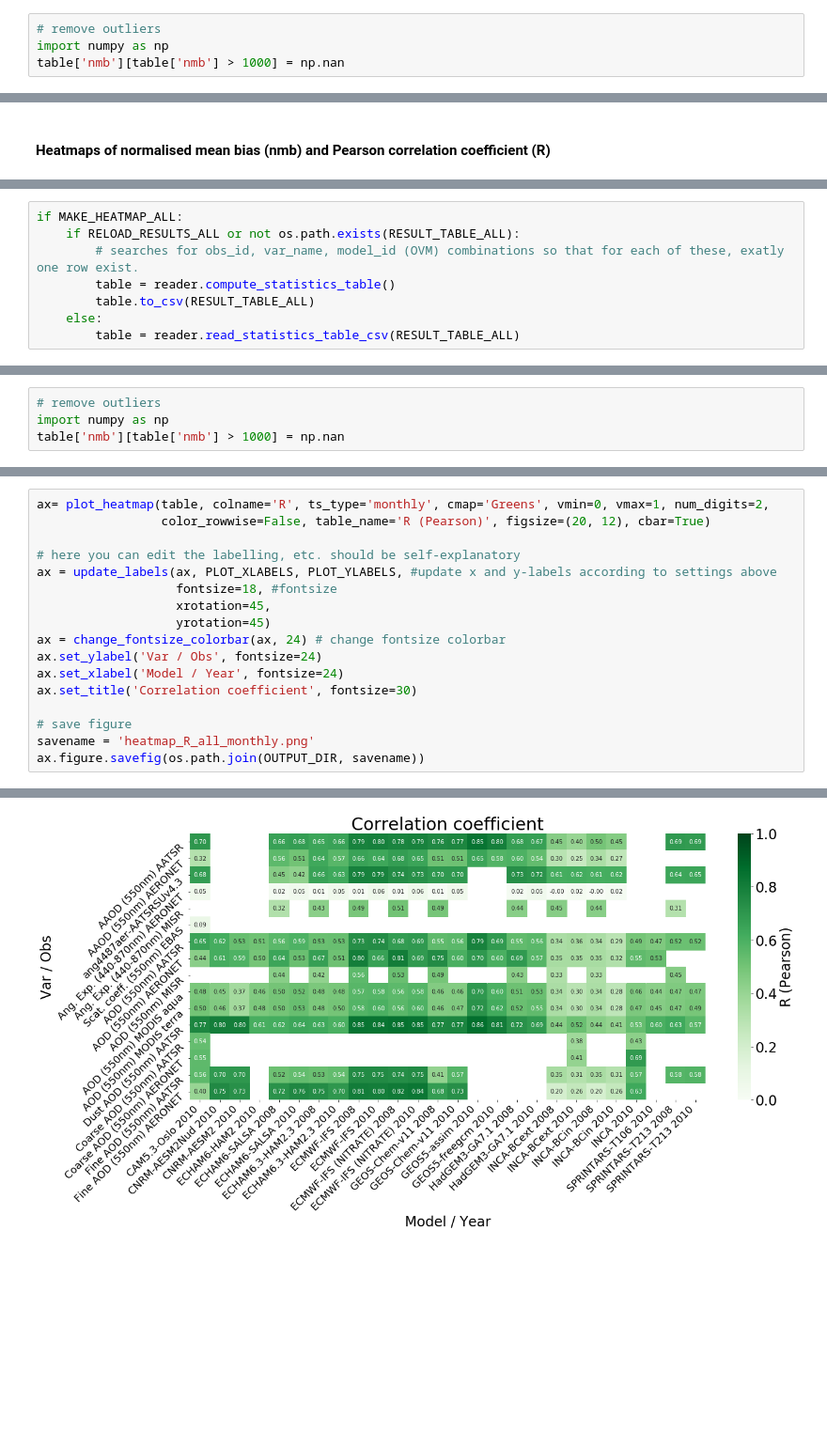
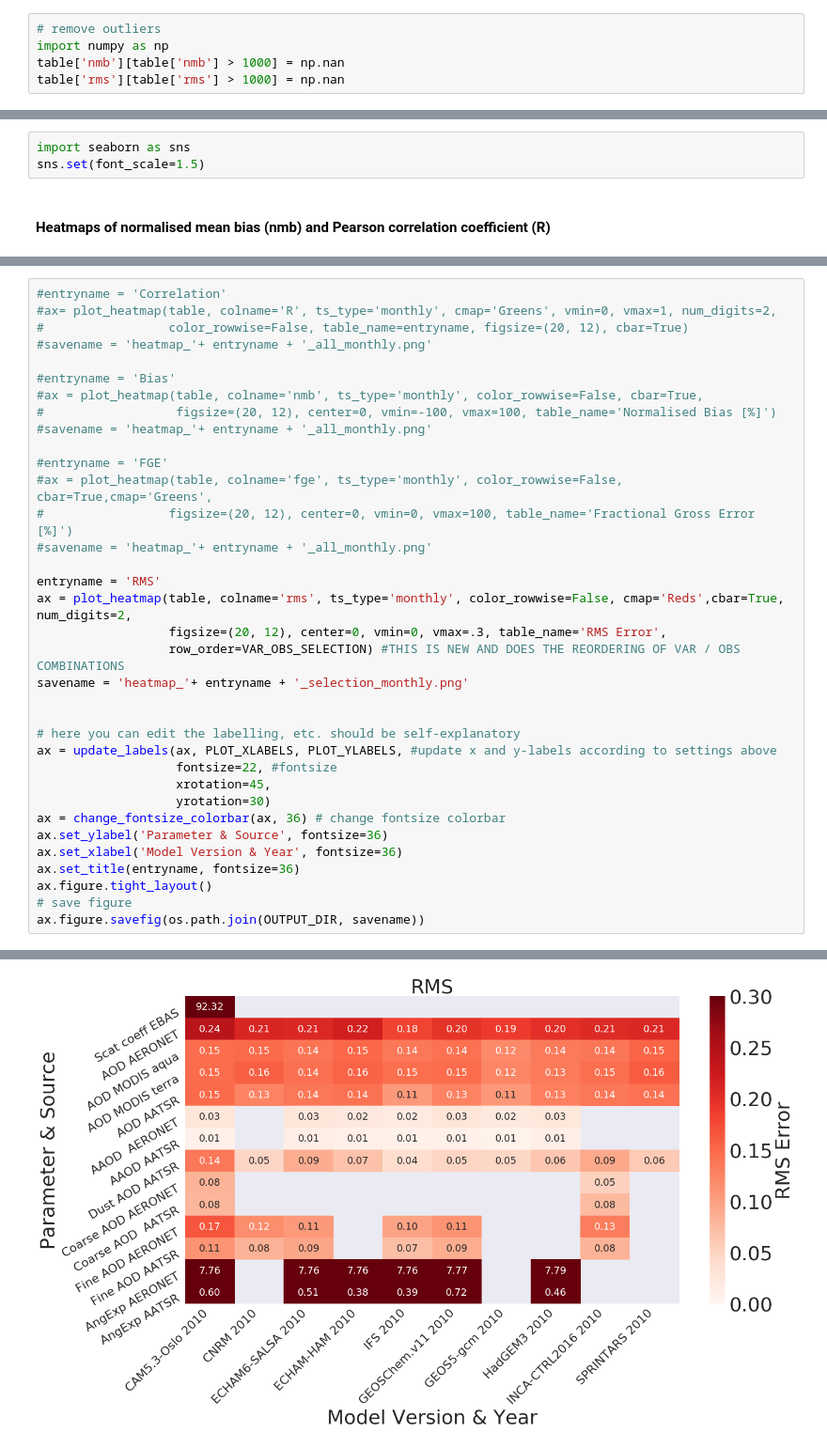
Before and after one commit to metno/pyaerocom-synthesis, a Jupyter notebook: MultiModelObsVarCompare.ipynb, the cells around one changed output, grey strips where cells are left out. Shown at 94% size. Cells and saved outputs as stored; diff of their text form; blank space fills up the shorter version.

Commit message:
Added sorting of row order, changed fontsizes

```diff
--- a/MultiModelObsVarCompare.ipynb
+++ b/MultiModelObsVarCompare.ipynb
@@ -306,3 +367,4 @@ table
 # remove outliers
 import numpy as np
 table['nmb'][table['nmb'] > 1000] = np.nan
+table['rms'][table['rms'] > 1000] = np.nan
@@ -346,3 +405,6 @@ def change_fontsize_colorbar(ax, fontsize=16):
+# %%
+import seaborn as sns
+sns.set(font_scale=1.5)
 # %% [markdown]
 #### Heatmaps of normalised mean bias (nmb) and Pearson correlation coefficient (R)
 # %%
@@ -389,8 +455,0 @@ ax.figure.savefig(os.path.join(OUTPUT_DIR, savename))
-# %%
-if MAKE_HEATMAP_ALL:
-    if RELOAD_RESULTS_ALL or not os.path.exists(RESULT_TABLE_ALL):
-        # searches for obs_id, var_name, model_id (OVM) combinations so that for each of these, exatly one row exist.
-        table = reader.compute_statistics_table()
-        table.to_csv(RESULT_TABLE_ALL)
-    else:
-        table = reader.read_statistics_table_csv(RESULT_TABLE_ALL)
@@ -421,4 +455,0 @@ table
-# %%
-# remove outliers
-import numpy as np
-table['nmb'][table['nmb'] > 1000] = np.nan
@@ -452,18 +478,36 @@ ax.figure.savefig(os.path.join(OUTPUT_DIR, savename))
 # %%
-ax= plot_heatmap(table, colname='R', ts_type='monthly', cmap='Greens', vmin=0, vmax=1, num_digits=2,
-                 color_rowwise=False, table_name='R (Pearson)', figsize=(20, 12), cbar=True)
+#entryname = 'Correlation'
+#ax= plot_heatmap(table, colname='R', ts_type='monthly', cmap='Greens', vmin=0, vmax=1, num_digits=2,
+#                 color_rowwise=False, table_name=entryname, figsize=(20, 12), cbar=True)
+#savename = 'heatmap_'+ entryname + '_all_monthly.png'
+
+#entryname = 'Bias'
+#ax = plot_heatmap(table, colname='nmb', ts_type='monthly', color_rowwise=False, cbar=True,
+#                  figsize=(20, 12), center=0, vmin=-100, vmax=100, table_name='Normalised Bias [%]')
+#savename = 'heatmap_'+ entryname + '_all_monthly.png'
+
+#entryname = 'FGE'
+#ax = plot_heatmap(table, colname='fge', ts_type='monthly', color_rowwise=False, cbar=True,cmap='Greens',
+#                 figsize=(20, 12), center=0, vmin=0, vmax=100, table_name='Fractional Gross Error [%]')
+#savename = 'heatmap_'+ entryname + '_all_monthly.png'
+
+entryname = 'RMS'
+ax = plot_heatmap(table, colname='rms', ts_type='monthly', color_rowwise=False, cmap='Reds',cbar=True, num_digits=2,
+                  figsize=(20, 12), center=0, vmin=0, vmax=.3, table_name='RMS Error',
+                  row_order=VAR_OBS_SELECTION) #THIS IS NEW AND DOES THE REORDERING OF VAR / OBS COMBINATIONS
+savename = 'heatmap_'+ entryname + '_selection_monthly.png'
+
 
 # here you can edit the labelling, etc. should be self-explanatory
 ax = update_labels(ax, PLOT_XLABELS, PLOT_YLABELS, #update x and y-labels according to settings above
-                   fontsize=18, #fontsize
+                   fontsize=22, #fontsize
                    xrotation=45,
-                   yrotation=45)
-ax = change_fontsize_colorbar(ax, 24) # change fontsize colorbar
-ax.set_ylabel('Var / Obs', fontsize=24)
-ax.set_xlabel('Model / Year', fontsize=24)
-ax.set_title('Correlation coefficient', fontsize=30)
-
+                   yrotation=30)
+ax = change_fontsize_colorbar(ax, 36) # change fontsize colorbar
+ax.set_ylabel('Parameter & Source', fontsize=36)
+ax.set_xlabel('Model Version & Year', fontsize=36)
+ax.set_title(entryname, fontsize=36)
+ax.figure.tight_layout()
 # save figure
-savename = 'heatmap_R_all_monthly.png'
 ax.figure.savefig(os.path.join(OUTPUT_DIR, savename))
 # %% [output]
@@ -470 +515 @@ ax.figure.savefig(os.path.join(OUTPUT_DIR, savename))
-[figure, old version]
+[figure, new version]
```
Also changed, not shown: parts of 27 cells of this notebook, 2 other files.
